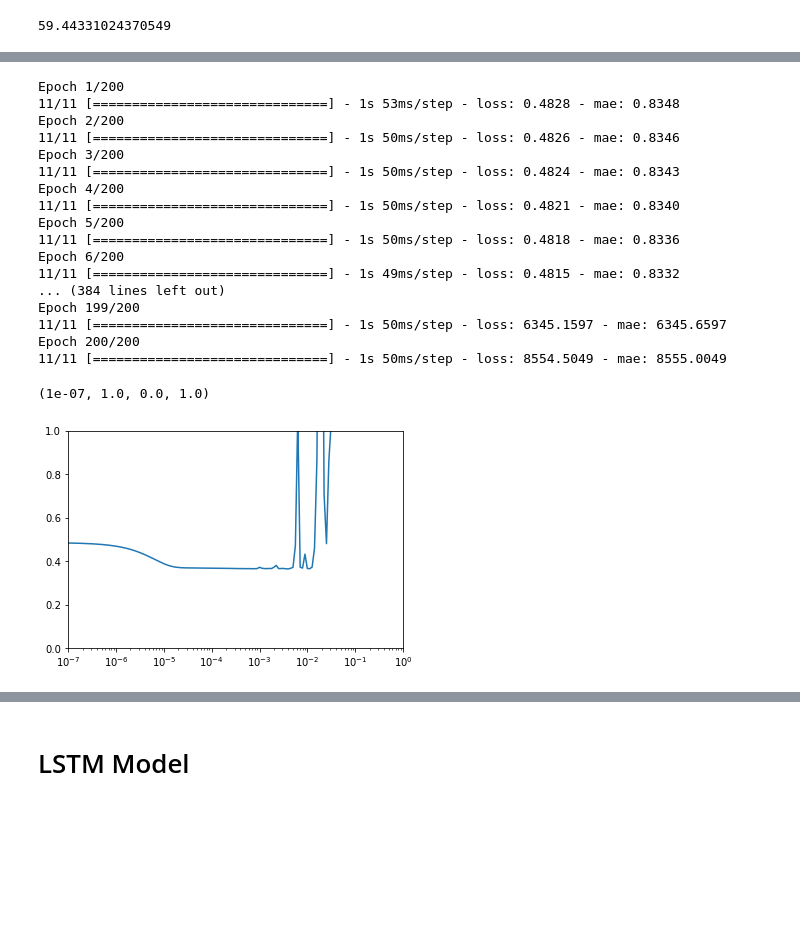
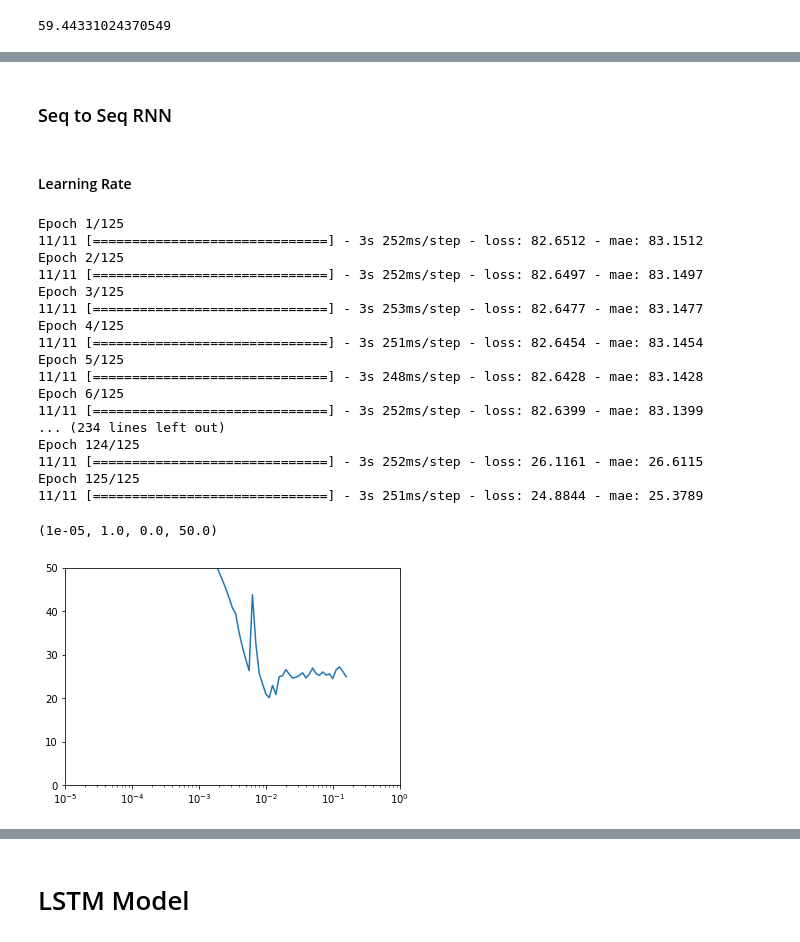
Before and after one commit to bsamaha/SPY-Time-Series-Predictions, a Jupyter notebook: Time Series Forecasting of ETFs.ipynb, the cells around one changed output, grey strips where cells are left out. Cells and saved outputs as stored; diff of their text form; code cells hidden in the pictures; blank space fills up the shorter version.

```diff
--- a/Time Series Forecasting of ETFs.ipynb
+++ b/Time Series Forecasting of ETFs.ipynb
@@ -632,3 +615,17 @@ stationary_valid = spy_close_diff_1[:split_time]
+# %% [markdown]
+### Seq to Seq RNN
+# %% [markdown]
+#### Learning Rate
+# %%
+def seq2seq_window_dataset(series, window_size, batch_size=32,
+                           shuffle_buffer=1000):
+    series = tf.expand_dims(series, axis=-1)
+    ds = tf.data.Dataset.from_tensor_slices(series)
+    ds = ds.window(window_size + 1, shift=1, drop_remainder=True)
+    ds = ds.flat_map(lambda w: w.batch(window_size + 1))
+    ds = ds.shuffle(shuffle_buffer)
+    ds = ds.map(lambda w: (w[:-1], w[1:]))
+    return ds.batch(batch_size).prefetch(1)
 # %%
 # Just to make sure nothing is hungup. I like to start clean.
 keras.backend.clear_session()
@@ -638,51 +635,54 @@ tf.random.set_seed(42)
 np.random.seed(42)
 
 # Set your window size (days)
-window_size = 20
+window_size = 100
 
 # create windowed tensor data set from series
-train_set = window_dataset(stationary_valid, window_size, batch_size=512)
+train_set = seq2seq_window_dataset(x_train, window_size,
+                                   batch_size=512)
 
 # Create RNN model
 model = keras.models.Sequential([
-  keras.layers.Lambda(lambda x: tf.expand_dims(x, axis=-1), # Changes from 2D data to 3D (batch size, time, dimensionality per time step)
-                      input_shape=[None]), # this  accepts windows of any shape
+  keras.layers.SimpleRNN(100, return_sequences=True,
+                         input_shape=[None, 1]),
+  keras.layers.SimpleRNN(100, return_sequences=True),
+  keras.layers.Dense(1)
+])
 
-  keras.layers.SimpleRNN(100, return_sequences=True), # create RNN with 100 neurons
-  keras.layers.SimpleRNN(100, return_sequences=True), # takes in sequence from previous layer outputs vector with 100 dimensions
-  keras.layers.Dense(1), # Dense layer to make prediction
-  ])
 
 # Maps learning rate
 lr_schedule = keras.callbacks.LearningRateScheduler(
     lambda epoch: 1e-7 * 10**(epoch / 20))
-# optimizer = keras.optimizers.SGD(lr=1e-7, momentum=0.9)
+
+optimizer = keras.optimizers.Nadam(lr=1e-7)
+
+
 model.compile(loss=keras.losses.Huber(),
-              optimizer='nadam',
+              optimizer=optimizer,
               metrics=["mae"])
-history = model.fit(train_set, epochs=150, callbacks=[lr_schedule])
+history = model.fit(train_set, epochs=125, callbacks=[lr_schedule])
 # %% [output]
-Epoch 1/200
-11/11 [==============================] - 1s 53ms/step - loss: 0.4828 - mae: 0.8348
-Epoch 2/200
-11/11 [==============================] - 1s 50ms/step - loss: 0.4826 - mae: 0.8346
-Epoch 3/200
-11/11 [==============================] - 1s 50ms/step - loss: 0.4824 - mae: 0.8343
-Epoch 4/200
-11/11 [==============================] - 1s 50ms/step - loss: 0.4821 - mae: 0.8340
-Epoch 5/200
-11/11 [==============================] - 1s 50ms/step - loss: 0.4818 - mae: 0.8336
-Epoch 6/200
-11/11 [==============================] - 1s 49ms/step - loss: 0.4815 - mae: 0.8332
-... (384 lines left out)
-Epoch 199/200
-11/11 [==============================] - 1s 50ms/step - loss: 6345.1597 - mae: 6345.6597
-Epoch 200/200
-11/11 [==============================] - 1s 50ms/step - loss: 8554.5049 - mae: 8555.0049
+Epoch 1/125
+11/11 [==============================] - 3s 252ms/step - loss: 82.6512 - mae: 83.1512
+Epoch 2/125
+11/11 [==============================] - 3s 252ms/step - loss: 82.6497 - mae: 83.1497
+Epoch 3/125
+11/11 [==============================] - 3s 253ms/step - loss: 82.6477 - mae: 83.1477
+Epoch 4/125
+11/11 [==============================] - 3s 251ms/step - loss: 82.6454 - mae: 83.1454
+Epoch 5/125
+11/11 [==============================] - 3s 248ms/step - loss: 82.6428 - mae: 83.1428
+Epoch 6/125
+11/11 [==============================] - 3s 252ms/step - loss: 82.6399 - mae: 83.1399
+... (234 lines left out)
+Epoch 124/125
+11/11 [==============================] - 3s 252ms/step - loss: 26.1161 - mae: 26.6115
+Epoch 125/125
+11/11 [==============================] - 3s 251ms/step - loss: 24.8844 - mae: 25.3789
 # %%
 # Plot Learning Rate
 plt.semilogx(history.history["lr"], history.history["loss"])
-plt.axis([1e-7, 1, 0, 1])
+plt.axis([1e-5, 1, 0, 50])
 # %% [output]
-(1e-07, 1.0, 0.0, 1.0)
+(1e-05, 1.0, 0.0, 50.0)
-[figure, old version]
+[figure, new version]
```
Also changed, not shown: parts of 39 cells of this notebook, 4 other files.
